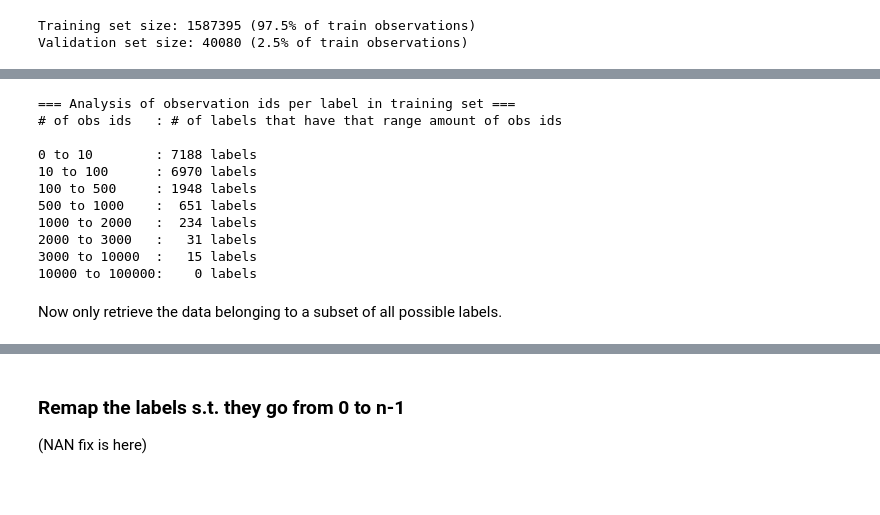
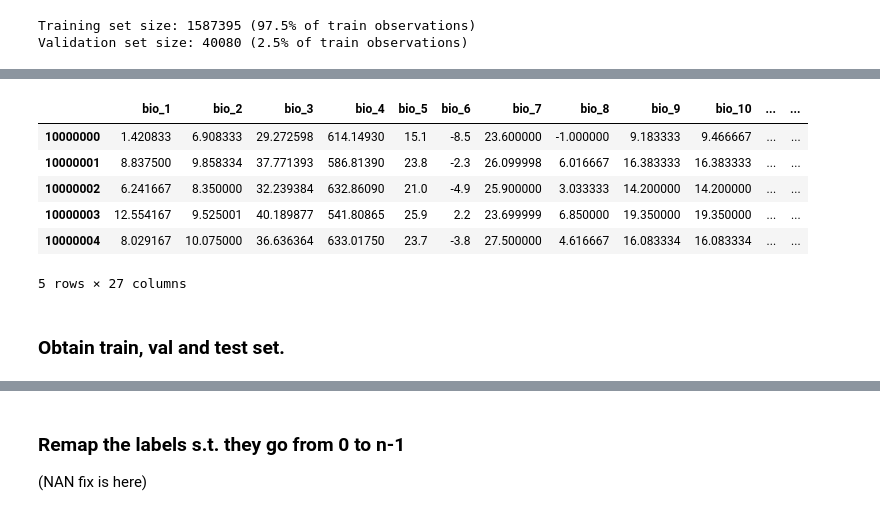
Before and after one commit to jannikjw/species-presence-prediction, a Jupyter notebook: nathalie_4_multimodal_complex.ipynb, the cells around one changed output, grey strips where cells are left out. Drawn from its saved outputs; the diff is of its cells as text; code cells hidden in the pictures; blank space fills up the shorter version.

```diff
--- a/nathalie_4_multimodal_complex.ipynb
+++ b/nathalie_4_multimodal_complex.ipynb
@@ -158,42 +140,33 @@ done
-# %%
-buckets = [0, 10, 100, 500, 1000, 2000, 3000, 10000, 100000]
-buckets_counts = {0: 0, 10: 0, 100: 0, 500: 0, 1000: 0, 2000: 0, 3000: 0, 10000: 0, 100000: 0}
-buckets_labels = {0: list(), 10: list(), 100: list(), 500: list(), 1000: list(),
-                  2000: list(), 3000: list(), 10000: list(), 100000: list()}
-
-for label in label_count:
-    c = label_count[label]
-
-    i = 0
-    while c > buckets[i]:
-        i += 1
-    i -= 1
-
-    #print("c: ", c)
-    #print("buckets[i]: ", buckets[i])
-
-    buckets_counts[buckets[i]] += 1
-    buckets_labels[buckets[i]].append(label)
-
-print("=== Analysis of observation ids per label in training set ===")
-print("{:<15}: # of labels that have that range amount of obs ids".format("# of obs ids"))
-print()
-for i in range(0, len(buckets)-1):
-    print("{:<15}: {amount:>4} labels".format("{lower} to {upper}".format(lower=buckets[i], upper=buckets[i+1]),
-                                              amount=buckets_counts[buckets[i]]))
-
-#print(buckets_contents)
-# %% [output]
-=== Analysis of observation ids per label in training set ===
-# of obs ids   : # of labels that have that range amount of obs ids
-
-0 to 10        : 7188 labels
-10 to 100      : 6970 labels
-100 to 500     : 1948 labels
-500 to 1000    :  651 labels
-1000 to 2000   :  234 labels
-2000 to 3000   :   31 labels
-3000 to 10000  :   15 labels
-10000 to 100000:    0 labels
-# %% [markdown]
-Now only retrieve the data belonging to a subset of all possible labels.
+# %%
+from sklearn.impute import SimpleImputer
+#imp = SimpleImputer(
+#    missing_values=np.nan,
+#    strategy="constant",
+#    fill_value=np.finfo(np.float32).min,
+#)
+df_env = pd.read_csv("./geolifeclef-2022-lifeclef-2022-fgvc9/pre-extracted/environmental_vectors.csv", sep=";", index_col="observation_id")
+a  = df_env.loc(0)
+columnsNamesArr = df_env.columns.values
+#print(columnsNamesArr)
+rowNames = df_env.index.values
+#print(rowNames)
+my_imputer = SimpleImputer()
+#print(df_env.shape)
+#print(my_imputer.fit_transform(df_env)[0])
+
+df_env = pd.DataFrame(my_imputer.fit_transform(df_env))
+df_env.set_axis(rowNames, axis='index', inplace = True)
+df_env.set_axis(columnsNamesArr, axis='columns', inplace = True)
+#print(df_env.shape)
+
+df_env.head()
+# %% [output]
+|  | bio_1 | bio_2 | bio_3 | bio_4 | bio_5 | bio_6 | bio_7 | bio_8 | bio_9 | bio_10 | ... | ... |
+| 10000000 | 1.420833 | 6.908333 | 29.272598 | 614.14930 | 15.1 | -8.5 | 23.600000 | -1.000000 | 9.183333 | 9.466667 | ... | ... |
+| 10000001 | 8.837500 | 9.858334 | 37.771393 | 586.81390 | 23.8 | -2.3 | 26.099998 | 6.016667 | 16.383333 | 16.383333 | ... | ... |
+| 10000002 | 6.241667 | 8.350000 | 32.239384 | 632.86090 | 21.0 | -4.9 | 25.900000 | 3.033333 | 14.200000 | 14.200000 | ... | ... |
+| 10000003 | 12.554167 | 9.525001 | 40.189877 | 541.80865 | 25.9 | 2.2 | 23.699999 | 6.850000 | 19.350000 | 19.350000 | ... | ... |
+| 10000004 | 8.029167 | 10.075000 | 36.636364 | 633.01750 | 23.7 | -3.8 | 27.500000 | 4.616667 | 16.083334 | 16.083334 | ... | ... |
+5 rows × 27 columns
+# %% [markdown]
+### Obtain train, val and test set.
```
Also changed, not shown: parts of 34 cells of this notebook, 2 other files.
